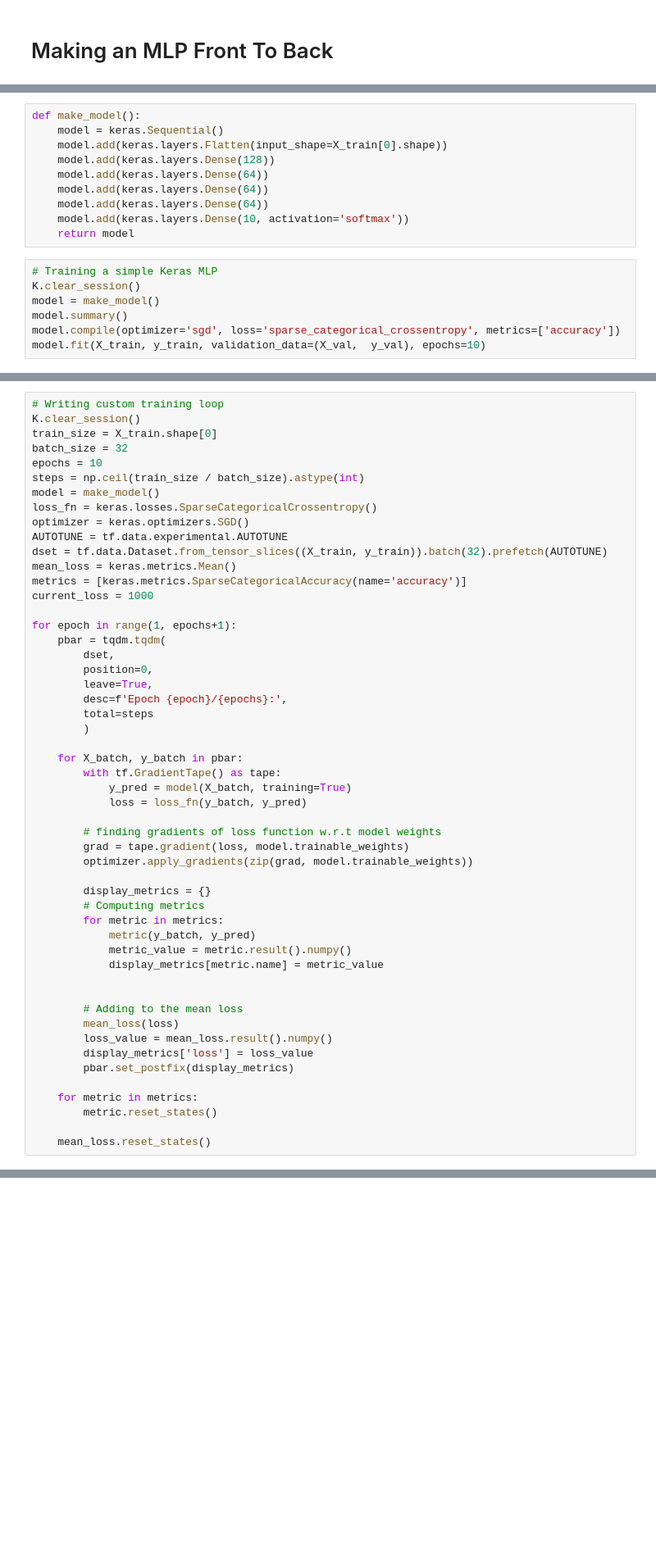
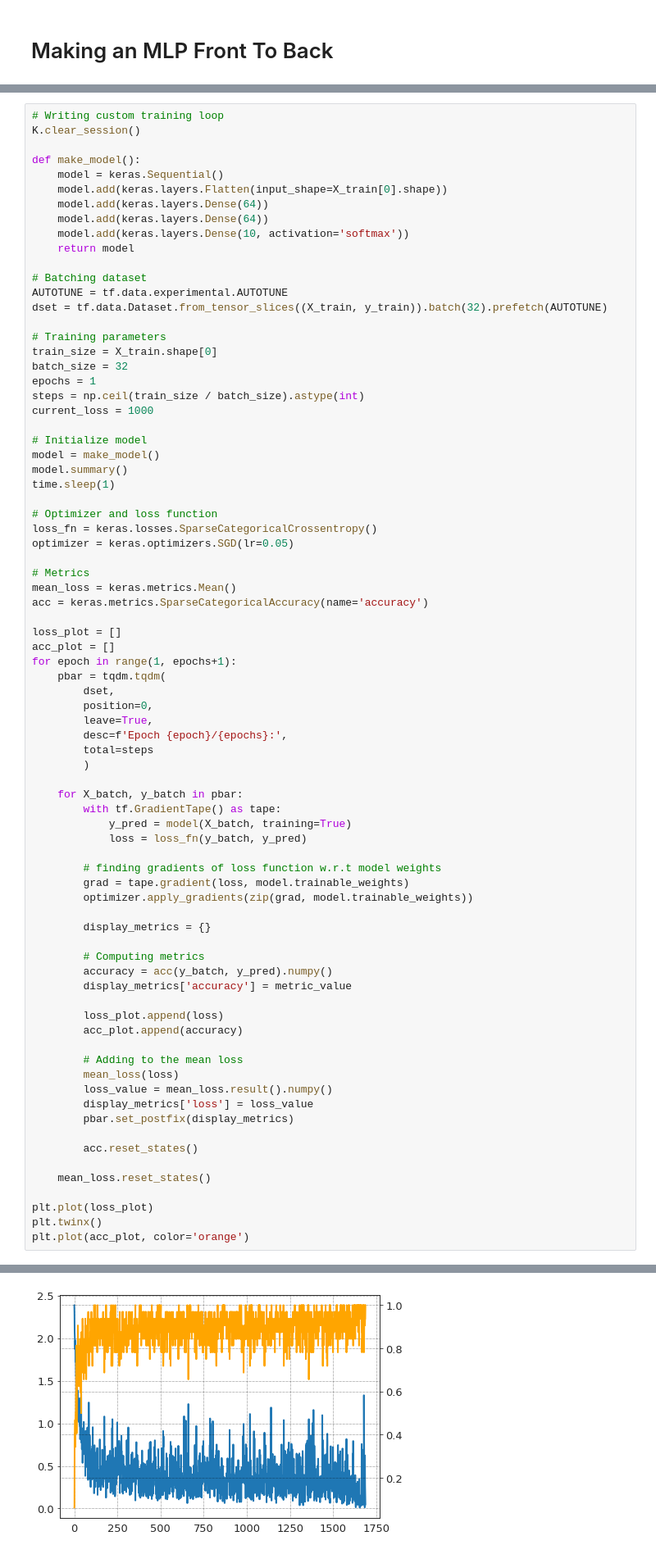
Before and after one commit to derekdhuynh/scratchnn, a Jupyter notebook: notebooks/01_mnist_mlp.ipynb, the cells around one changed output, grey strips where cells are left out. Shown at 82% size. Saved outputs shown, nothing was run; the diff lists cells and outputs as text; blank space fills up the shorter version.

```diff
--- a/notebooks/01_mnist_mlp.ipynb
+++ b/notebooks/01_mnist_mlp.ipynb
@@ -56,20 +78,3 @@ for digit, ax in zip(ten_digits, axes):
     ax.imshow(digit, cmap='viridis')
 # %% [output]
 [figure]
-# %%
-def make_model():
-    model = keras.Sequential()
-    model.add(keras.layers.Flatten(input_shape=X_train[0].shape))
-    model.add(keras.layers.Dense(128))
-    model.add(keras.layers.Dense(64))
-    model.add(keras.layers.Dense(64))
-    model.add(keras.layers.Dense(64))
-    model.add(keras.layers.Dense(10, activation='softmax'))
-    return model
-# %%
-# Training a simple Keras MLP
-K.clear_session()
-model = make_model()
-model.summary()
-model.compile(optimizer='sgd', loss='sparse_categorical_crossentropy', metrics=['accuracy'])
-model.fit(X_train, y_train, validation_data=(X_val,  y_val), epochs=10)
@@ -95,19 +81,41 @@ Epoch 10/10
 # %%
 # Writing custom training loop
 K.clear_session()
+
+def make_model():
+    model = keras.Sequential()
+    model.add(keras.layers.Flatten(input_shape=X_train[0].shape))
+    model.add(keras.layers.Dense(64))
+    model.add(keras.layers.Dense(64))
+    model.add(keras.layers.Dense(10, activation='softmax'))
+    return model
+
+# Batching dataset
+AUTOTUNE = tf.data.experimental.AUTOTUNE
+dset = tf.data.Dataset.from_tensor_slices((X_train, y_train)).batch(32).prefetch(AUTOTUNE)
+
+# Training parameters
 train_size = X_train.shape[0]
 batch_size = 32
-epochs = 10
+epochs = 1
 steps = np.ceil(train_size / batch_size).astype(int)
-model = make_model()
-loss_fn = keras.losses.SparseCategoricalCrossentropy()
-optimizer = keras.optimizers.SGD()
-AUTOTUNE = tf.data.experimental.AUTOTUNE
-dset = tf.data.Dataset.from_tensor_slices((X_train, y_train)).batch(32).prefetch(AUTOTUNE)
-mean_loss = keras.metrics.Mean()
-metrics = [keras.metrics.SparseCategoricalAccuracy(name='accuracy')]
 current_loss = 1000
 
+# Initialize model
+model = make_model()
+model.summary()
+time.sleep(1)
+
+# Optimizer and loss function
+loss_fn = keras.losses.SparseCategoricalCrossentropy()
+optimizer = keras.optimizers.SGD(lr=0.05)
+
+# Metrics
+mean_loss = keras.metrics.Mean()
+acc = keras.metrics.SparseCategoricalAccuracy(name='accuracy')
+
+loss_plot = []
+acc_plot = []
 for epoch in range(1, epochs+1):
     pbar = tqdm.tqdm(
         dset,
@@ -127,12 +135,13 @@ for epoch in range(1, epochs+1):
         optimizer.apply_gradients(zip(grad, model.trainable_weights))
 
         display_metrics = {}
+
         # Computing metrics
-        for metric in metrics:
-            metric(y_batch, y_pred)
-            metric_value = metric.result().numpy()
-            display_metrics[metric.name] = metric_value
+        accuracy = acc(y_batch, y_pred).numpy()
+        display_metrics['accuracy'] = metric_value
 
+        loss_plot.append(loss)
+        acc_plot.append(accuracy)
 
         # Adding to the mean loss
         mean_loss(loss)
@@ -140,7 +149,11 @@ for epoch in range(1, epochs+1):
         display_metrics['loss'] = loss_value
         pbar.set_postfix(display_metrics)
 
-    for metric in metrics:
-        metric.reset_states()
+        acc.reset_states()
 
     mean_loss.reset_states()
+
+plt.plot(loss_plot)
+plt.twinx()
+plt.plot(acc_plot, color='orange')
+# %% [output]
@@ -146,0 +177 @@ for epoch in range(1, epochs+1):
+[figure, added]
```
Also changed, not shown: parts of 6 cells of this notebook.
